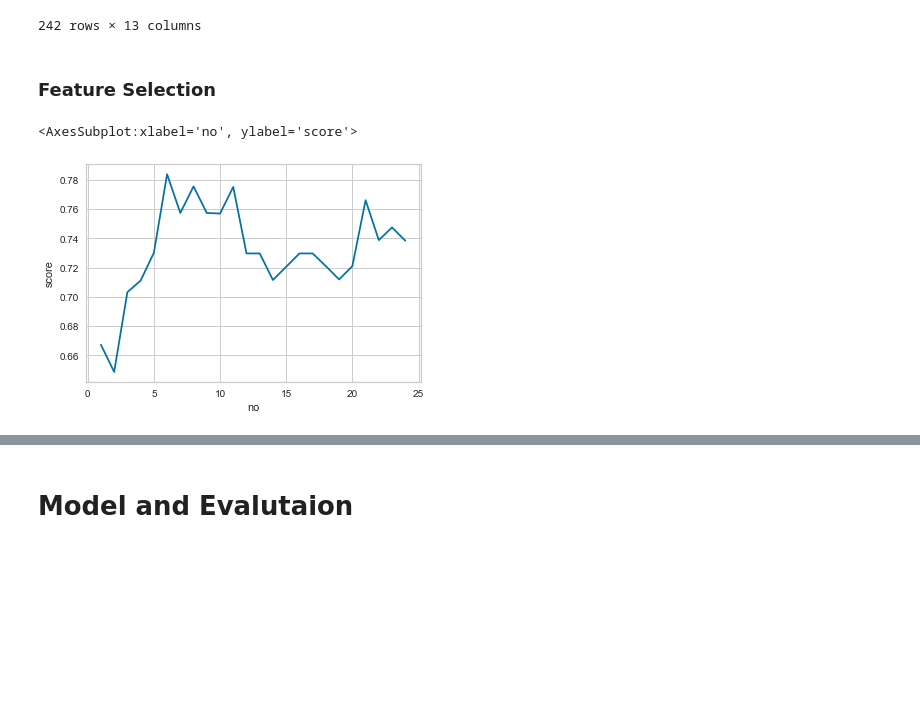
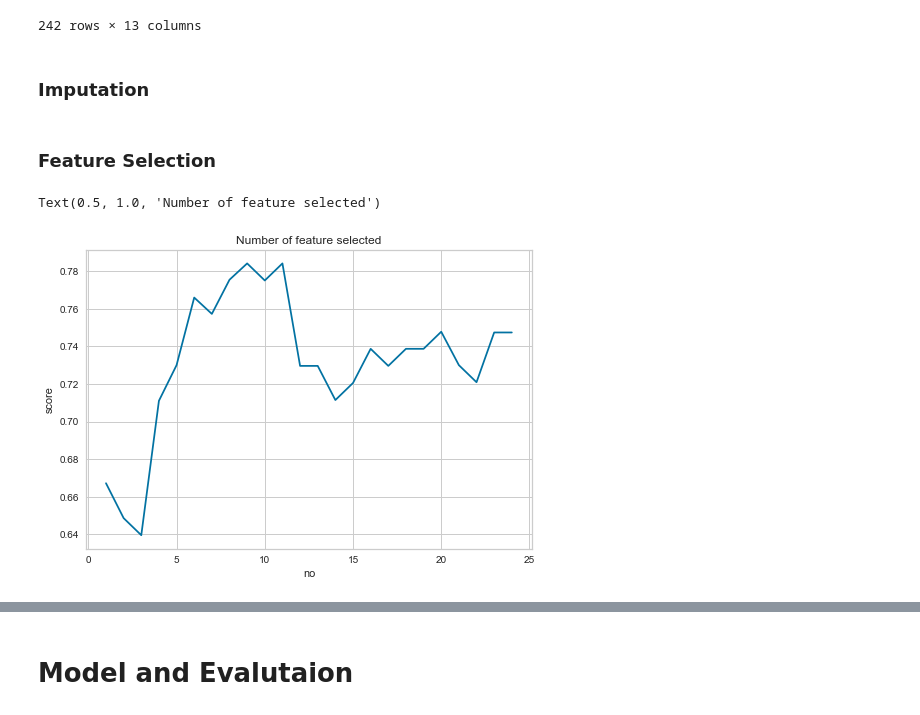
Before and after one commit to zhuofan-16/Heart_Disease_Model, a Jupyter notebook: Cardiovascular_Prediction_ML.ipynb, the cells around one changed output, grey strips where cells are left out. Saved outputs shown, nothing was run; the diff lists cells and outputs as text; code cells hidden in the pictures; blank space fills up the shorter version.

Commit message:
Imputation on pipeline Prevent data leakage

```diff
--- a/Cardiovascular_Prediction_ML.ipynb
+++ b/Cardiovascular_Prediction_ML.ipynb
@@ -180,4 +176,0 @@ We see that p value=0.8923 >a=0.05.It is not rare to have data being MCAR.Hence,
-# %%
-impuiter=KNNImputer(n_neighbors=1,weights='uniform')
-patientDf=pd.DataFrame(impuiter.fit_transform(patientDf),columns=patientDf.columns)
-patientDf
@@ -198,7 +177,7 @@ patientDf
 # %% [markdown]
 ### Converting Data Structure
 # %%
-patientDf=patientDf.astype({'age':np.int64,'sex':np.int64,'cp':np.int64,'trestbps':np.int64,'chol':np.int64,'exang':np.int64,'slope':np.int64,'ca':np.int64,'thal':np.int64,'fbs':np.int64,'restecg':np.int64,'thalach':np.int64,'num':np.int64})
+patientDf=patientDf.astype({'age':np.int64,'sex':np.int64,'cp':np.int64,'trestbps':np.int64,'chol':np.int64,'exang':np.int64,'slope':np.int64,'fbs':np.int64,'restecg':np.int64,'thalach':np.int64,'num':np.int64})
 patientDf.dtypes
 # %% [output]
 age           int64
@@ -366,3 +342,5 @@ x_train
 | 189 | 69 | 1 | 3 | 140 | 254 | 0 | 2 | 146 | 0 | 2.0 | 2 | ... |
 | 16 | 48 | 1 | 2 | 110 | 229 | 0 | 0 | 168 | 0 | 1.0 | 3 | ... |
 242 rows × 13 columns
+# %% [markdown]
+### Imputation
@@ -369,17 +391,34 @@ x_train
+# %%
+columnIteraate=quantitativeVariables+quatitativeVariables
+class DfConverter():
+    def __init__(self):
+        super().__init__()
+
+    def fit_transform(self, X, y=None):
+        return self.transform(X=X, y=y)
+
+    def transform(self, X, y=None):
+        df = pd.DataFrame(X,columns=columnIteraate)
+        return df
+
+    def fit(self, X, y=None):
+        return self
 # %% [markdown]
 ### Feature Selection
 # %%
 selectionRecord=pd.DataFrame({'no':[],'score':[]})
 for i in range(1,25):
     Final = Pipeline([
+            ('Imputer',preproc),
+    ('DfConverter',DfConverter()),
     ('Data Preprocessing', data_preprocessing),
     ('Kbest',SelectKBest(chi2,k=i)),
     ('Model',   xgb.XGBClassifier())
 ])
     selectionRecord=pd.concat([selectionRecord,pd.DataFrame({'no':[i],'score':[cross_validate(Final,x_train,y_train,cv=StratifiedKFold(n_splits = 5, shuffle = True, random_state = 0,),scoring=['recall'],n_jobs=-1,return_estimator=True,return_train_score=True)['test_recall'].mean()]})],ignore_index=True)
 
 
-sns.lineplot(x='no',y='score',data=selectionRecord,title='Number of feature selected')
+sns.lineplot(x='no',y='score',data=selectionRecord).set_title('Number of feature selected')
 # %% [output]
-<AxesSubplot:xlabel='no', ylabel='score'>
+Text(0.5, 1.0, 'Number of feature selected')
-[figure, old version]
+[figure, new version]
```
Also changed, not shown: parts of 37 cells of this notebook.
